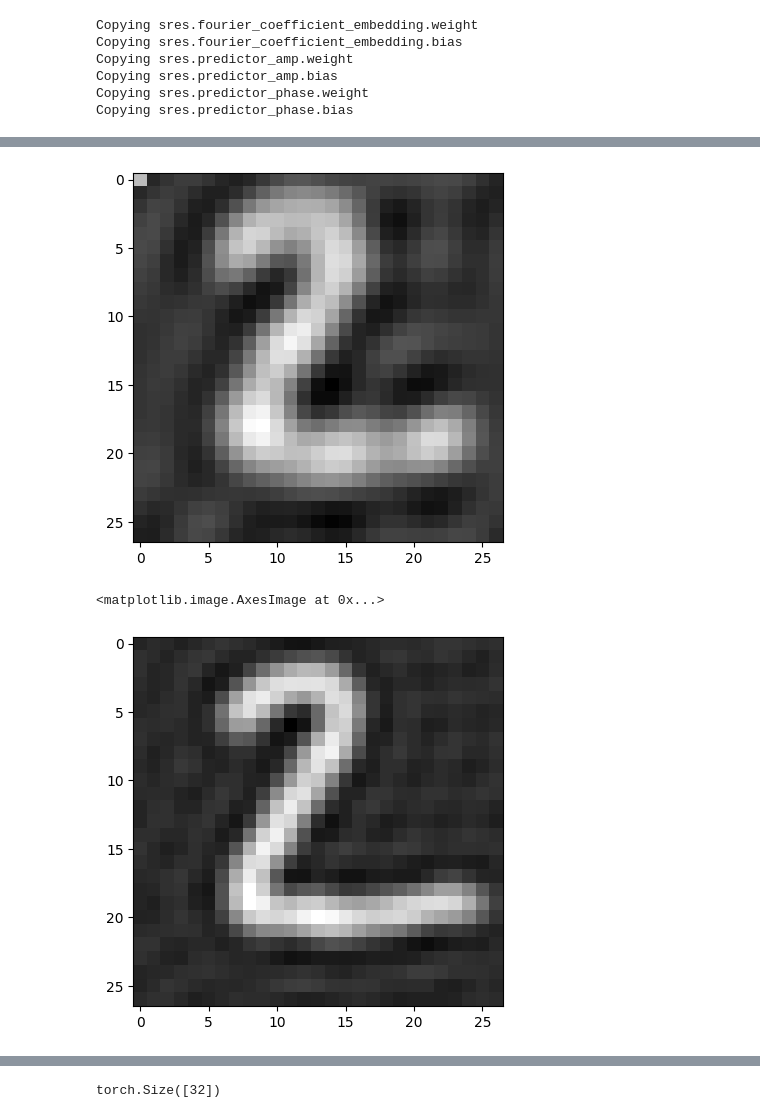
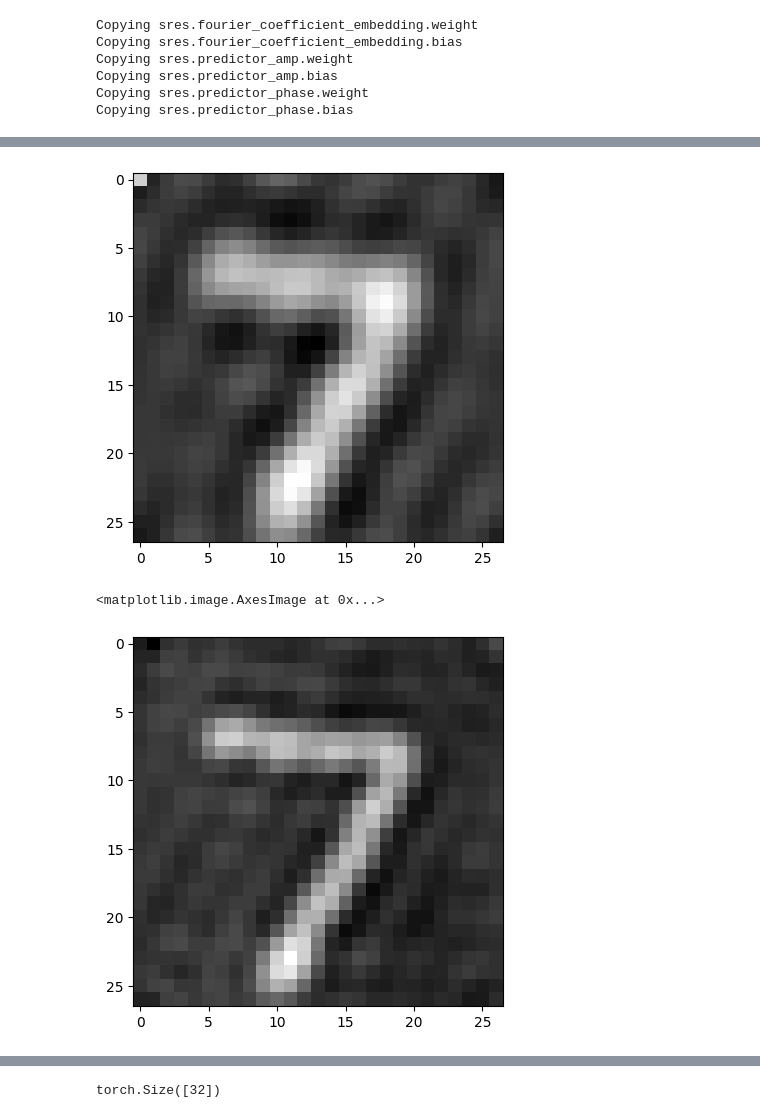
Before and after one commit to AmanKukde/FourierImageTransformer, a Jupyter notebook: examples/Super-Resolution - MNIST Example.ipynb, the cells around one changed output, grey strips where cells are left out. Cells and saved outputs as stored; diff of their text form; code cells hidden in the pictures.

```diff
--- a/examples/Super-Resolution - MNIST Example.ipynb
+++ b/examples/Super-Resolution - MNIST Example.ipynb
@@ -48,7 +48,7 @@ model = SResTransformerModule(d_model=n_heads*d_query,
                               lr=0.0001, weight_decay=0.01, n_layers=8,
                               n_heads=n_heads, d_query=d_query, dropout=0.1, attention_dropout=0.1,num_shells = 5,model_path = '')
 
-model.load_test_model('/home/aman.kukde/Projects/FourierImageTransformer/models_saved/model_main_07032024/epoch=943-step=944.ckpt')
+model.load_test_model('/home/aman.kukde/Projects/FourierImageTransformer/models_saved/15-03_09-43-37_prod_modified_+branch_main_Full_dataset_Train/epoch=0-step=1719.ckpt')
 # model.cuda()
 tokeniser_weights = torch.load('/home/aman.kukde/Projects/FourierImageTransformer/model.ckpt')['state_dict']
 for key in list(tokeniser_weights.keys()):
@@ -145,8 +152,8 @@ plt.imshow(pred_img[0].cpu(), cmap='gray')
 # %%
-plt.imshow(lowres_img[1].cpu(), cmap='gray')
+plt.imshow(lowres_img[0].cpu(), cmap='gray')
 plt.show()
-plt.imshow(pred_img[1].cpu(), cmap='gray')
+plt.imshow(pred_img[0].cpu(), cmap='gray')
 # %% [output]
-[figure, old version]
+[figure, new version]
 <matplotlib.image.AxesImage at 0x...>
-[figure, old version]
+[figure, new version]
```
Also changed, not shown: parts of 11 cells of this notebook, 5 other files.
